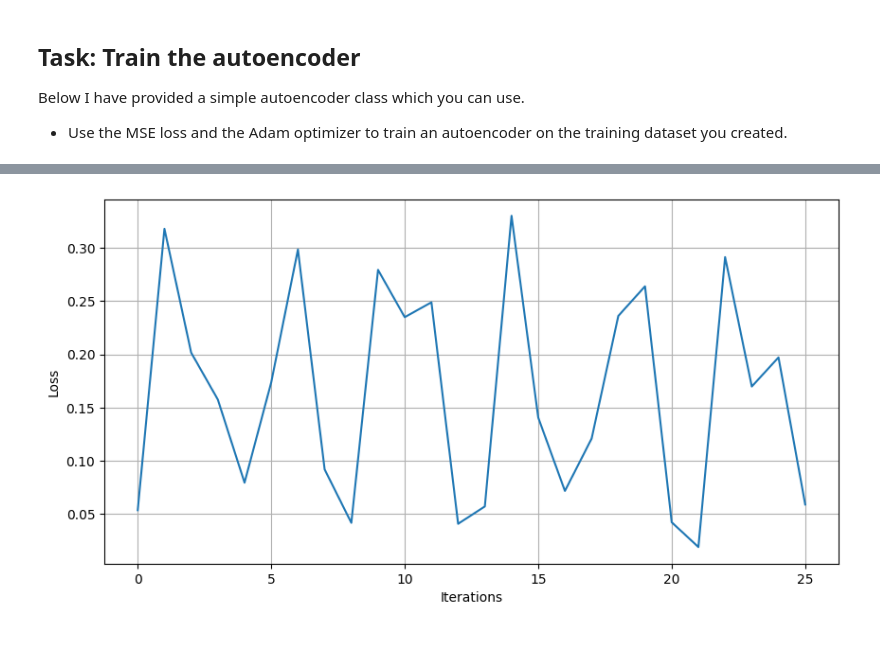
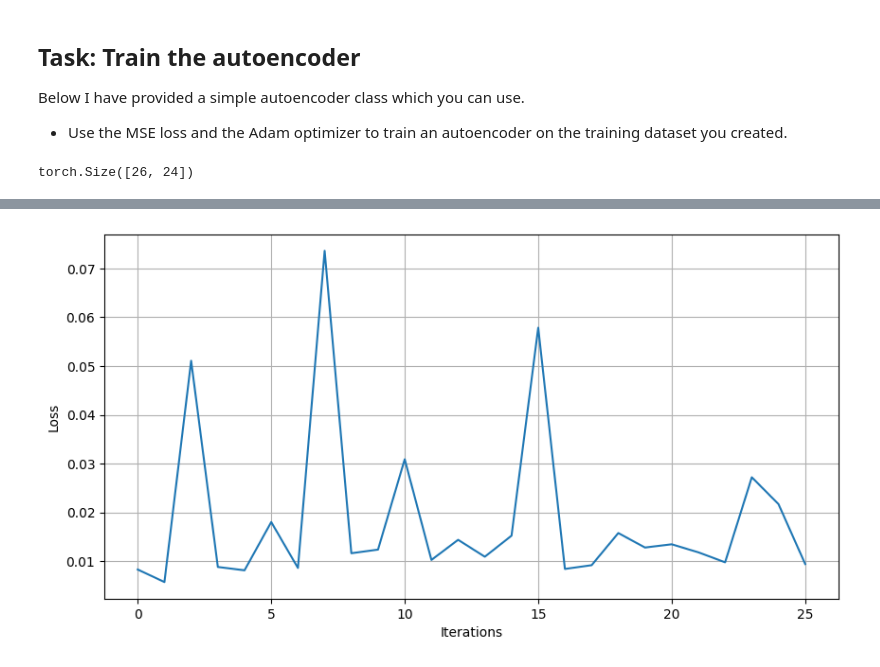
Before and after one commit to filippocasari/AS1SecML, a Jupyter notebook: AS1SecurityML.ipynb, the cells around one changed output, grey strips where cells are left out. Saved outputs shown, nothing was run; the diff lists cells and outputs as text; code cells hidden in the pictures.

```diff
--- a/AS1SecurityML.ipynb
+++ b/AS1SecurityML.ipynb
@@ -113,5 +132,10 @@ f, ax = plt.subplots(figsize=(14, 8))
 ax.scatter(data[:,0], data[:,1], c=labels, s=3)
 ax.set_aspect(1)
 for i in range(len(my_lof_scores)):
-    ax.add_artist(plt.Circle(tuple(data[i]), my_lof_scores[i] / 5 , fill = False))
+
+    if my_lof_scores[i] > 1.:
+        circle = plt.Circle(tuple(data[i]), my_lof_scores[i] / 5 , fill = False, edgecolor='r')
+    else:
+        circle = plt.Circle(tuple(data[i]), my_lof_scores[i] / 5 , fill = False, edgecolor='b')
+    ax.add_artist(circle)
 # %% [output]
@@ -501,6 +651,7 @@ Below I have provided a simple autoencoder class which you can use.
 class Autoencoder(torch.nn.Module):
     def __init__(self, latent_nodes):
         super().__init__()
+        self.latent_nodes = latent_nodes
         self.encoder = torch.nn.Sequential(
             torch.nn.Linear(24, 15),
             torch.nn.ReLU(),
@@ -521,14 +672,10 @@ class Autoencoder(torch.nn.Module):
         encoded = self.encoder(x)
         decoded = self.decoder(encoded)
         return decoded
-# %%
-model = Autoencoder(3).to("mps")
-
-loss_fn = torch.nn.MSELoss().to("mps")
-optimizer = torch.optim.Adam(model.parameters())
 # %%
 # TODO: training loop
-def training_epoch(model, train_x, optimizer, loss_fn):
+print(train_x.shape)
+def training_epoch(model, train_x, optimizer, loss_fn, verbose=True):
     running_loss = 0.
     last_loss = 0.
     losses=[]
@@ -544,25 +691,32 @@ def training_epoch(model, train_x, optimizer, loss_fn):
         running_loss += loss.item()
         losses.append(loss.item())
         iterations+=1
-        if i % 30 == 0:
-            last_loss = running_loss / 30 # loss per batch
-            print(f'batch {i + 1} loss: {last_loss}')
+        if i % 13== 0:
+            last_loss = running_loss / 13.
             running_loss = 0.
+            if(verbose):
+                print(f'batch {i%13} loss: {last_loss}')
+
 
     return last_loss, losses, iterations
+# %% [output]
+torch.Size([26, 24])
 # %%
 #EPOCHS = 10
+model = Autoencoder(2).to("mps")
+loss_fn = torch.nn.MSELoss().to("mps")
+optimizer = torch.optim.Adam(model.parameters())
 epoch=0
 avg_loss=10000
 losses =[]
 iterations=0
-while(avg_loss>0.002):
+
+while(avg_loss>0.02):
     model.train(True)
     avg_loss, losses, iterations = training_epoch(model, train_x, optimizer, loss_fn)
 
     print(f'Epoch {epoch} loss: {avg_loss}')
     epoch+=1
-model.train(False)
 plt.figure(figsize=(10, 5))
 plt.plot(list(range(iterations)), losses)
 plt.xlabel("Iterations")
@@ -590,2 +744,2 @@ Epoch 11 loss: 0.0017799615859985351
-[figure, old version]
+[figure, new version]
 # %%
```
Also changed, not shown: parts of 26 cells of this notebook.
